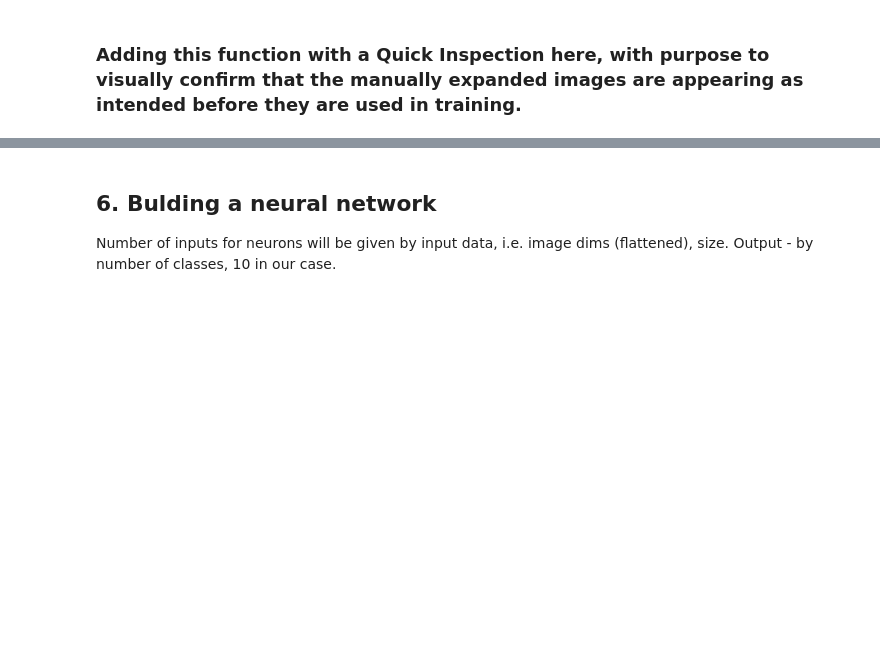
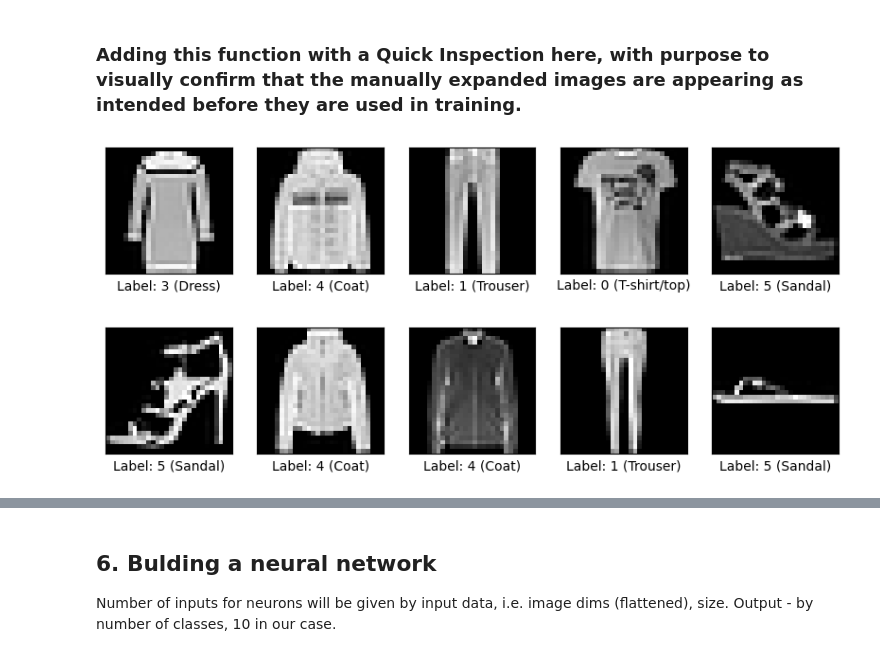
Before and after one commit to nitesis/AICP-M02, a Jupyter notebook: AICP_M02_F.ipynb, the cells around one changed output, grey strips where cells are left out. Cells and saved outputs as stored; diff of their text form; code cells hidden in the pictures; blank space fills up the shorter version.

```diff
--- a/AICP_M02_F.ipynb
+++ b/AICP_M02_F.ipynb
@@ -153,5 +153,41 @@ torch.Size([64, 1, 28, 28]) torch.Size([64])
 # %% [markdown]
 ### Adding this function with a Quick Inspection here, with purpose to visually confirm that the manually expanded images are appearing as intended before they are used in training.
+# %%
+class_names = trainset.classes
+def show_images(images, labels, num_images=5):
+    plt.figure(figsize=(10, 10))
+    for i in range(num_images):
+        plt.subplot(1, num_images, i+1)
+        plt.xticks([])
+        plt.yticks([])
+        plt.grid(False)
+        # Reshape the flattened images back to 28x28 for display
+        plt.imshow(images[i].numpy().reshape(28, 28), cmap='gray')
+        lbl = labels[i].item()
+        plt.xlabel(f'Label: {lbl} ({class_names[lbl]})')
+    plt.show()
+
+# Function to get random images and labels from a dataset
+def get_random_images(loader, num_images=5):
+    dataiter = iter(loader)
+    images, labels = next(dataiter)
+    indices = list(range(len(images)))
+    random_indices = random.sample(indices, num_images)
+    random_images = images[random_indices]
+    random_labels = labels[random_indices]
+    return random_images, random_labels
+
+# Get random images and labels from the training set
+random_images, random_labels = get_random_images(expanded_loader, num_images=5)
+# Show images
+show_images(random_images, random_labels, num_images=5)
+
+# and for the test set:
+random_images, random_labels = get_random_images(testloader, num_images=5)
+show_images(random_images, random_labels, num_images=5)
+# %% [output]
+[figure, added]
+[figure, added]
 # %%
 # Define the class names for FashionMNIST
 class_names = ['T-shirt/top', 'Trouser', 'Pullover', 'Dress', 'Coat', 'Sandal', 'Shirt', 'Sneaker', 'Bag', 'Ankle boot']
```
Also changed, not shown: parts of 14 cells of this notebook, 10 other files.
